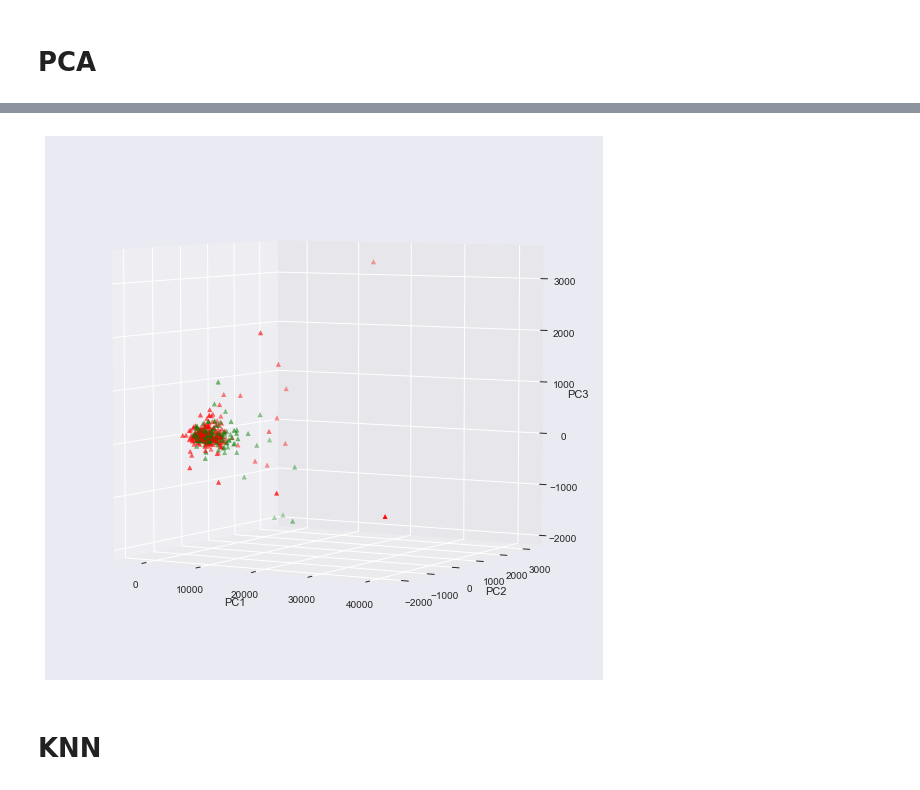
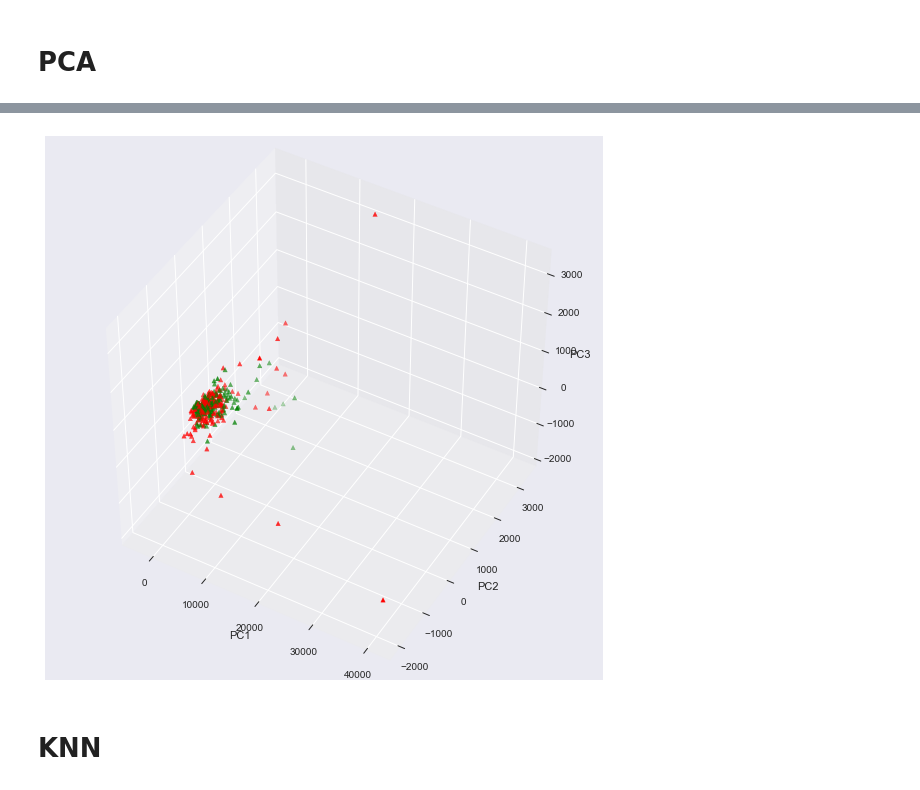
Before and after one commit to yueying-teng/RF, a Jupyter notebook: trend_clf.ipynb, the cells around one changed output, grey strips where cells are left out. Cells and saved outputs as stored; diff of their text form; code cells hidden in the pictures.

```diff
--- a/trend_clf.ipynb
+++ b/trend_clf.ipynb
@@ -171,22 +171,22 @@ from mpl_toolkits.mplot3d import proj3d
 # %%
 # visualize classes on the new PCA dimension
 # y_train contains true labels
 
 fig = pylab.figure( figsize = (10, 10))
 ax = fig.add_subplot(1, 1, 1, projection = '3d')
 color= ['red' if yi == 0 else 'green' for yi in y_train]
 
 sc = ax.scatter(pcax_train[:, 0], pcax_train[:, 1], pcax_train[:, 2], c = color, marker = '^')
 ax.set_xlabel('PC1')
 ax.set_ylabel('PC2')
 ax.set_zlabel('PC3')
 
 # Set rotation angle to 30 degrees
 # ax.view_init(azim = 150)
 # Set the elevation angle
-ax.view_init(elev = 5)
+ax.view_init(elev = 45)
 # %% [output]
-[figure, old version]
+[figure, new version]
 # %%
 # set elev first and rotate the pic for the best azim
 
```
Also changed, not shown: parts of 30 cells of this notebook.
